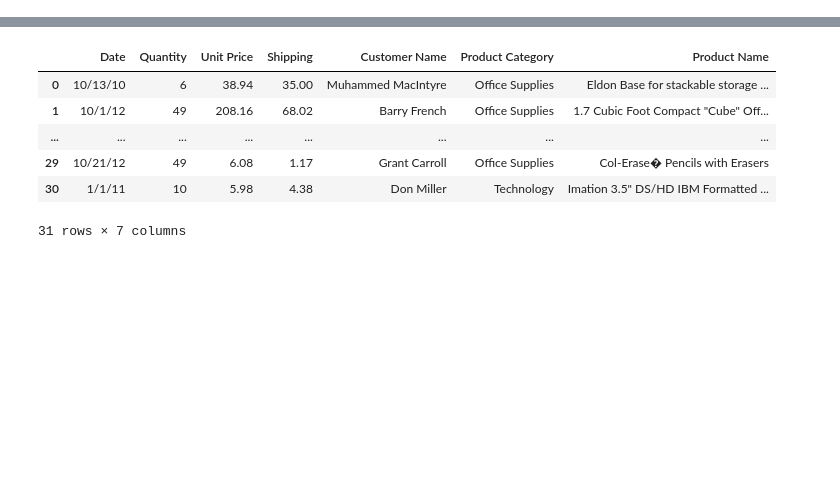
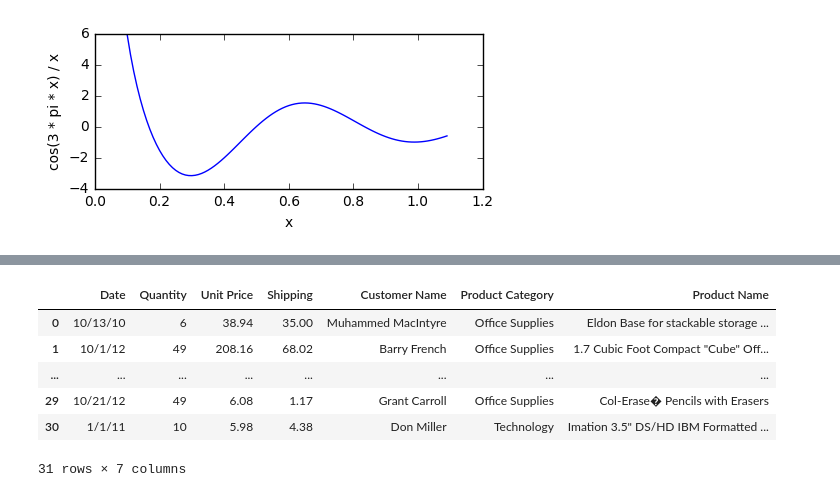
Before and after one commit to parrt/msds501, a Jupyter notebook: notes/data.ipynb, the cells around one changed output, grey strips where cells are left out. Drawn from its saved outputs; the diff is of its cells as text; code cells hidden in the pictures; blank space fills up the shorter version.

```diff
--- a/notes/data.ipynb
+++ b/notes/data.ipynb
@@ -57,0 +103,21 @@ plt.show()
+# %%
+def f(x):
+    return np.cos(3 * np.pi * x) / x
+
+fig=plt.figure(figsize=(5, 2))
+X = np.arange(.1, 1.1, 0.01) # from .1 to 1.1 by step 0.01
+# Get f(x) values in three different ways
+# Option 1: (non-Pythonic)
+Y = []
+for x in X: Y.append(f(x))
+# Option 2: (cool kids do this)
+Y = [f(x) for x in X]
+# Option 3: (most popular kids do this)
+Y = f(X)  # a so-called broadcast; implied map
+
+plt.plot(X, Y)
+plt.xlabel("x")
+plt.ylabel("cos(3 * pi * x) / x")
+plt.show()
+# %% [output]
+[figure, added]
```
Also changed, not shown: parts of 33 cells of this notebook, 4 other files.
